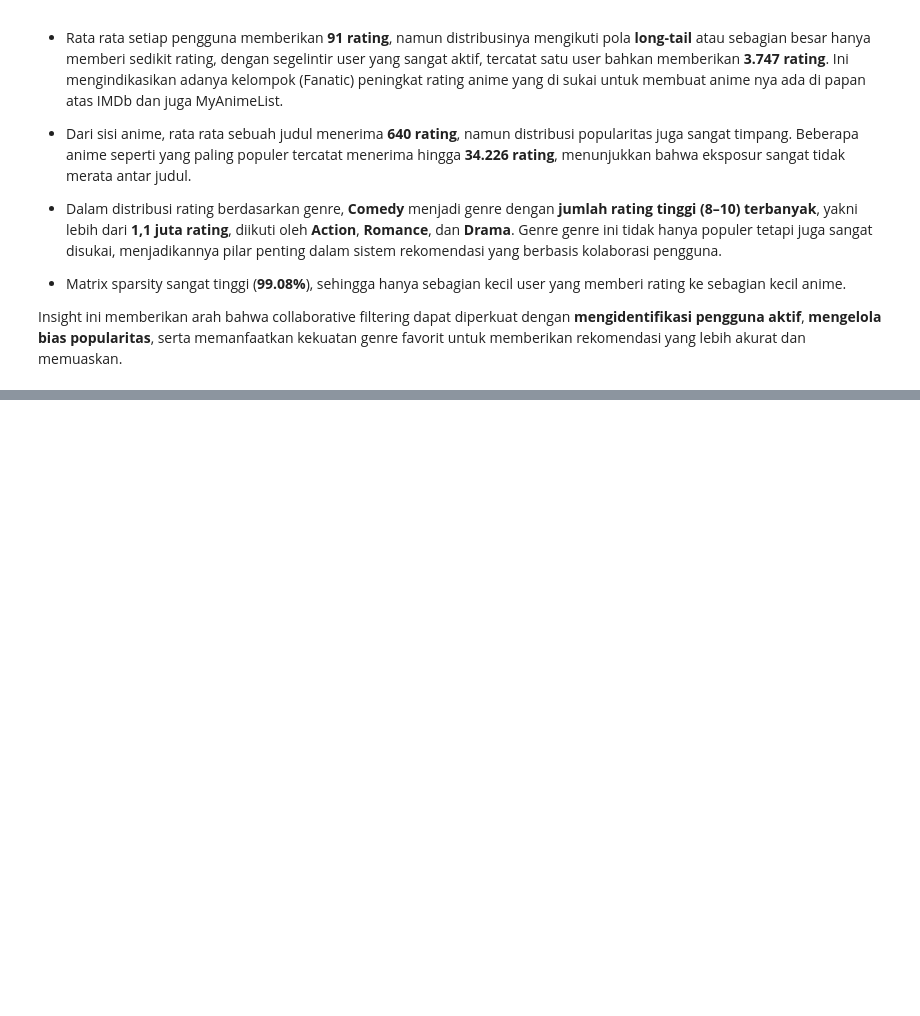
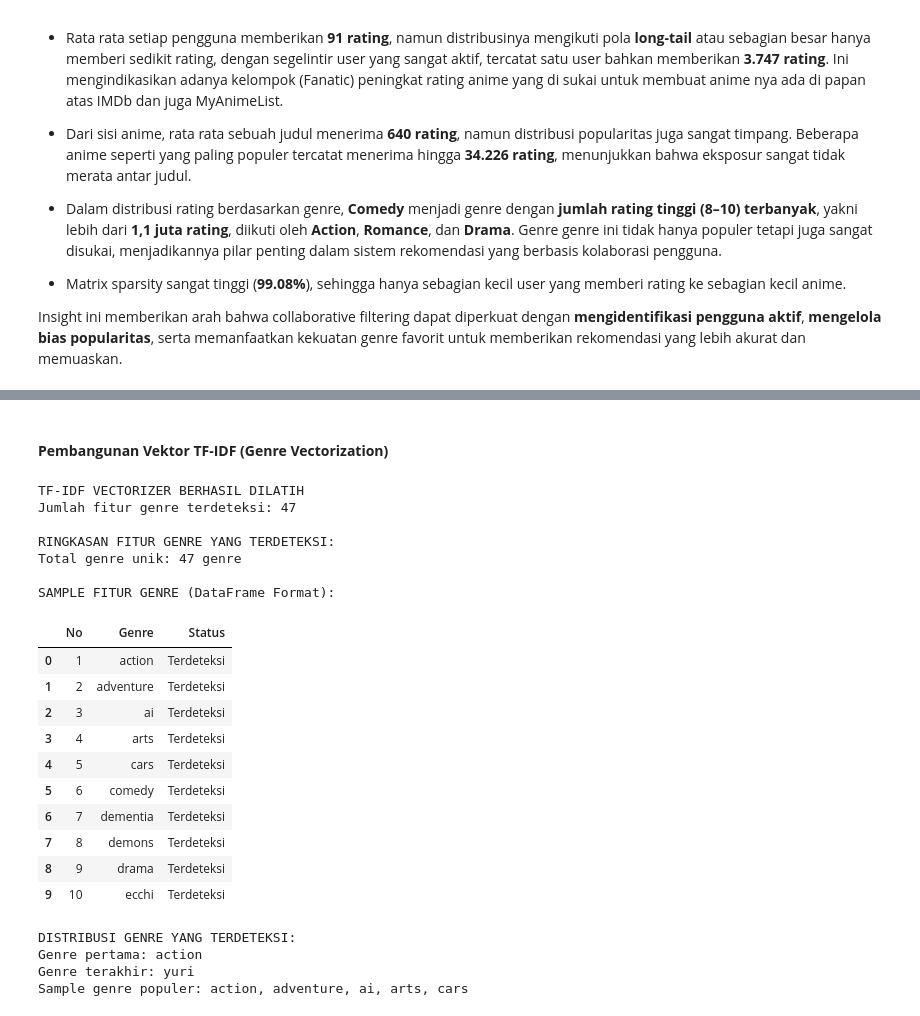
Before and after one commit to BagasNuryaman15/MLT_Final_SatriaDirgantaraNuryaman, a Jupyter notebook: anime-recommendations.ipynb, the cells around one changed output, grey strips where cells are left out. Saved outputs shown, nothing was run; the diff lists cells and outputs as text; code cells hidden in the pictures; blank space fills up the shorter version.

```diff
--- a/anime-recommendations.ipynb
+++ b/anime-recommendations.ipynb
@@ -632,0 +751,54 @@ Insight ini memberikan arah bahwa collaborative filtering dapat diperkuat dengan
+# %% [markdown]
+#### **Pembangunan Vektor TF-IDF (Genre Vectorization)**
+# %%
+# Inisialisasi TfidfVectorizer
+tfidf_vectorizer = TfidfVectorizer()
+
+# Melakukan perhitungan idf pada data genre
+tfidf_vectorizer.fit(data['genre'])
+
+print('TF-IDF VECTORIZER BERHASIL DILATIH')
+print(f'Jumlah fitur genre terdeteksi: {len(tfidf_vectorizer.get_feature_names_out())}')
+
+# Membuat DataFrame untuk laporan
+features = tfidf_vectorizer.get_feature_names_out()
+tfidf_summary = pd.DataFrame({
+    'No': range(1, len(features) + 1),
+    'Genre': features,
+    'Status': ['Terdeteksi'] * len(features)
+})
+
+print('\nRINGKASAN FITUR GENRE YANG TERDETEKSI:')
+print(f'Total genre unik: {len(tfidf_summary)} genre')
+
+# Hanya menampilkan sample DataFrame untuk laporan
+print('\nSAMPLE FITUR GENRE (DataFrame Format):')
+display(tfidf_summary.head(10))
+
+print('\nDISTRIBUSI GENRE YANG TERDETEKSI:')
+print(f'Genre pertama: {features[0]}')
+print(f'Genre terakhir: {features[-1]}')
+print(f'Sample genre populer: {", ".join(features[:5])}')
+# %% [output]
+TF-IDF VECTORIZER BERHASIL DILATIH
+Jumlah fitur genre terdeteksi: 47
+
+RINGKASAN FITUR GENRE YANG TERDETEKSI:
+Total genre unik: 47 genre
+
+SAMPLE FITUR GENRE (DataFrame Format):
+|  | No | Genre | Status |
+| 0 | 1 | action | Terdeteksi |
+| 1 | 2 | adventure | Terdeteksi |
+| 2 | 3 | ai | Terdeteksi |
+| 3 | 4 | arts | Terdeteksi |
+| 4 | 5 | cars | Terdeteksi |
+| 5 | 6 | comedy | Terdeteksi |
+| 6 | 7 | dementia | Terdeteksi |
+| 7 | 8 | demons | Terdeteksi |
+| 8 | 9 | drama | Terdeteksi |
+| 9 | 10 | ecchi | Terdeteksi |
+DISTRIBUSI GENRE YANG TERDETEKSI:
+Genre pertama: action
+Genre terakhir: yuri
+Sample genre populer: action, adventure, ai, arts, cars
```
Also changed, not shown: parts of 40 cells of this notebook, 1 other file.
